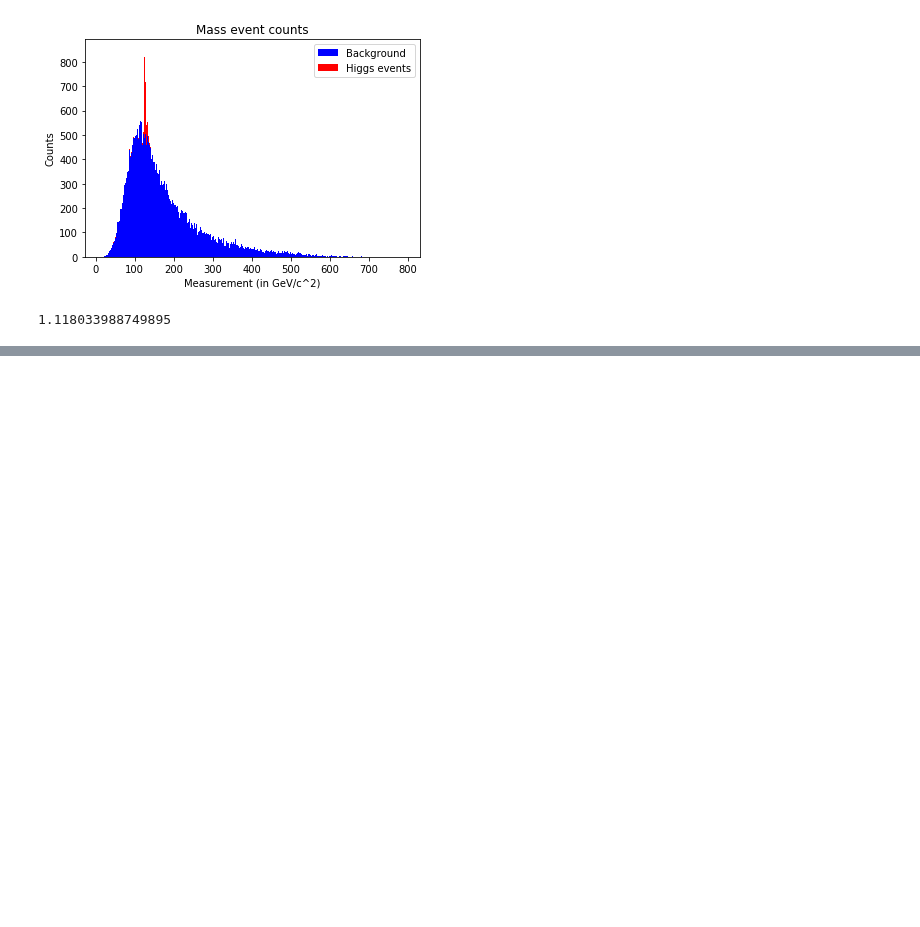
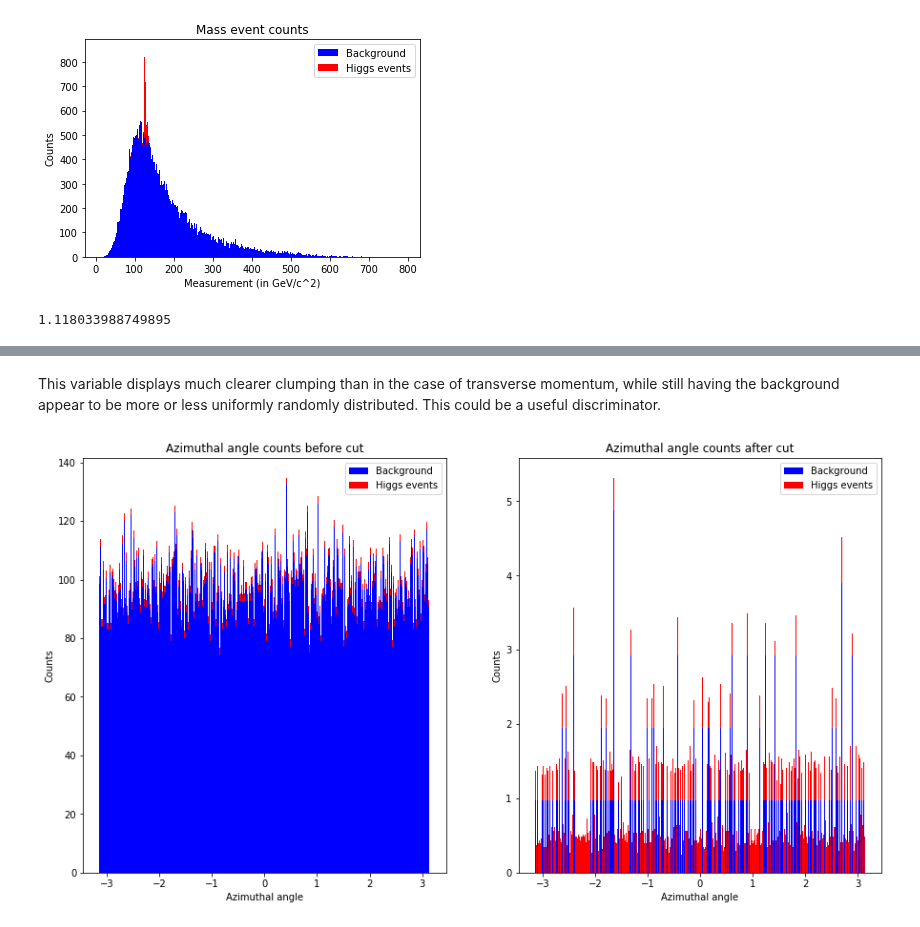
Before and after one commit to sotha-sil/Phys_434, a Jupyter notebook: lab7.ipynb, the cells around one changed output, grey strips where cells are left out. Cells and saved outputs as stored; diff of their text form; code cells hidden in the pictures; blank space fills up the shorter version.

```diff
--- a/lab7.ipynb
+++ b/lab7.ipynb
@@ -39,0 +123,17 @@ mH = 125
+# %% [markdown]
+This variable displays much clearer clumping than in the case of transverse momentum, while still having the background appear to be more or less uniformly randomly distributed. This could be a useful discriminator.
+# %%
+fig, a = plt.subplots(1, 2, figsize=(15, 8))
+a[0].hist([ram.get('phi'), ranch.get('phi')], bins = 1000, weights=[(2000 / 2050) * wt, (50 / 2050) * wt], histtype='barstacked', color=['b', 'r'], label=['Background', 'Higgs events'])
+a[1].hist([np.array(ram.get('phi'))[awooga], np.array(ranch.get('phi'))[bowow]], bins = 1000, weights=[(2000 / 2050) * np.ones(ba.size), (50 / 2050) * np.ones(hg.size)], histtype='barstacked', color=['b', 'r'], label=['Background', 'Higgs events'])
+a[0].set_title('Azimuthal angle counts before cut')
+a[0].set_xlabel('Azimuthal angle')
+a[0].set_ylabel('Counts')
+a[0].legend()
+a[1].set_title('Azimuthal angle counts after cut')
+a[1].set_xlabel('Azimuthal angle')
+a[1].set_ylabel('Counts')
+a[1].legend()
+plt.show()
+# %% [output]
+[figure, added]
```
Also changed, not shown: parts of 38 cells of this notebook.
